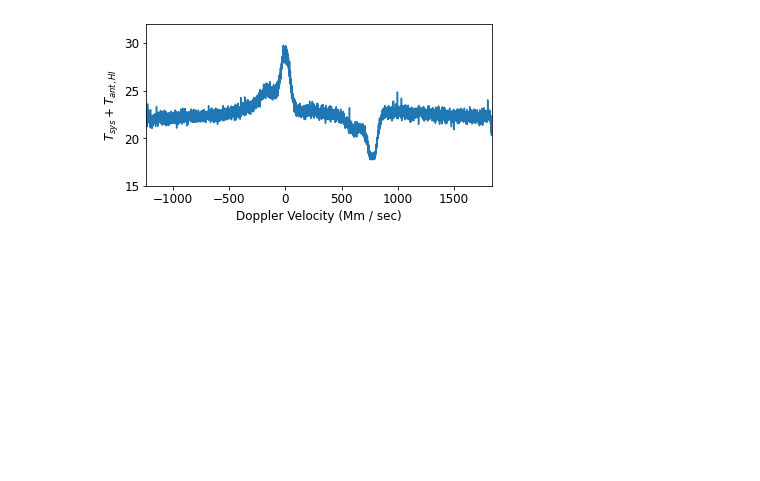
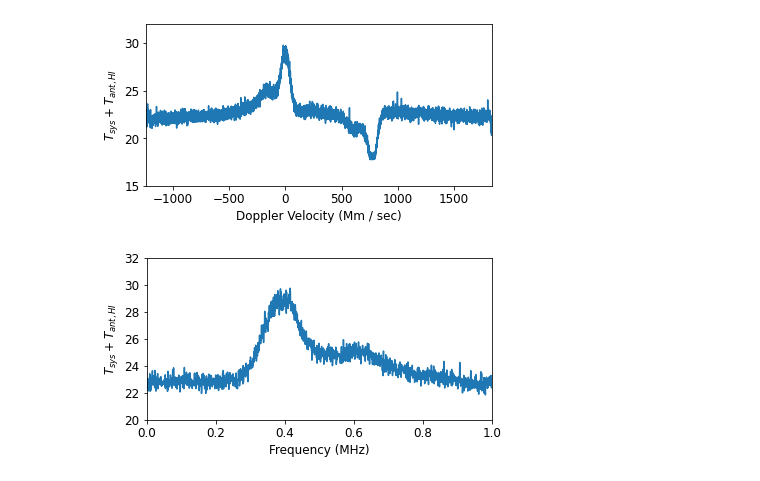
Before and after one commit to 3276908917/AY121, a Jupyter notebook: lab2/analyses/Hydrogen_Gaussian.ipynb, the cells around one changed output. Cells and saved outputs as stored; diff of their text form; code cells hidden in the pictures; blank space fills up the shorter version.

```diff
--- a/lab2/analyses/Hydrogen_Gaussian.ipynb
+++ b/lab2/analyses/Hydrogen_Gaussian.ipynb
@@ -103,3 +95,12 @@ pp_skeleton(cass_velocities, G * cass_on / cass_off,
             yLabel = r'$T_{sys} + T_{ant, HI}$')
 # %% [output]
 [figure]
+# %%
+# This would be my justification if I were asked,
+# "why did you not perform a subtractive polyfit?"
+pp_skeleton(x, G * cass_on / cass_off,
+            (0, 1), (20, 32),
+           yLabel = r'$T_{sys} + T_{ant, HI}$')
+# 'Looks pretty flat to me
+# %% [output]
+[figure, added]
```
Also changed, not shown: parts of 5 cells of this notebook, 2 other files.
